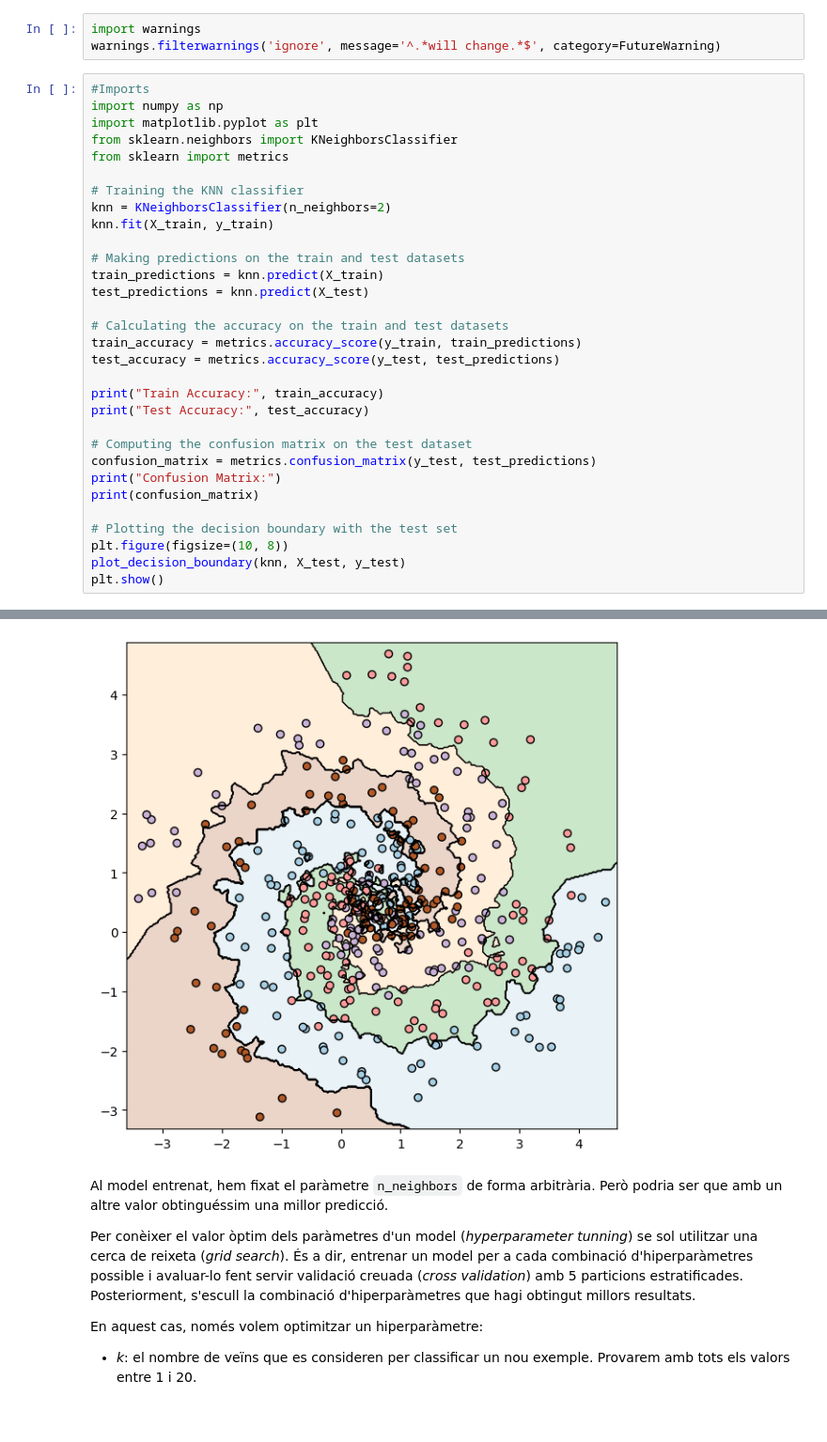
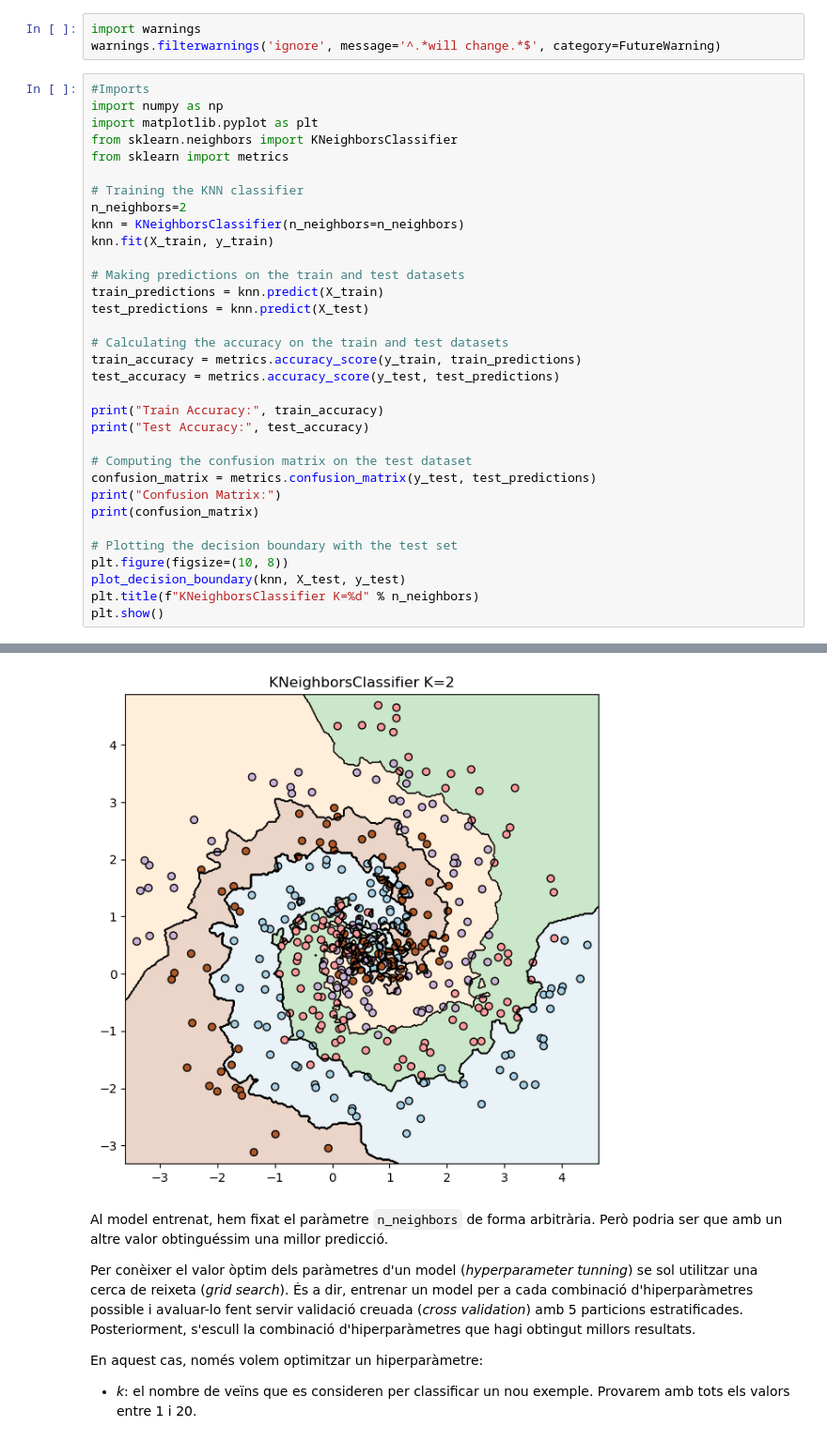
Before and after one commit to xaviermaltas/advancedDataMiningModels, a Jupyter notebook: PAC3/20222_M2.955_PAC3_Enunciat.ipynb, the cells around one changed output, grey strips where cells are left out. Shown at 94% size. Drawn from its saved outputs; the diff is of its cells as text.

```diff
--- a/PAC3/20222_M2.955_PAC3_Enunciat.ipynb
+++ b/PAC3/20222_M2.955_PAC3_Enunciat.ipynb
@@ -419,39 +421,41 @@ from sklearn.neighbors import KNeighborsClassifier
 from sklearn import metrics
 
 # Training the KNN classifier
-knn = KNeighborsClassifier(n_neighbors=2)
+n_neighbors=2
+knn = KNeighborsClassifier(n_neighbors=n_neighbors)
 knn.fit(X_train, y_train)
 
 # Making predictions on the train and test datasets
 train_predictions = knn.predict(X_train)
 test_predictions = knn.predict(X_test)
 
 # Calculating the accuracy on the train and test datasets
 train_accuracy = metrics.accuracy_score(y_train, train_predictions)
 test_accuracy = metrics.accuracy_score(y_test, test_predictions)
 
 print("Train Accuracy:", train_accuracy)
 print("Test Accuracy:", test_accuracy)
 
 # Computing the confusion matrix on the test dataset
 confusion_matrix = metrics.confusion_matrix(y_test, test_predictions)
 print("Confusion Matrix:")
 print(confusion_matrix)
 
 # Plotting the decision boundary with the test set
 plt.figure(figsize=(10, 8))
 plot_decision_boundary(knn, X_test, y_test)
+plt.title(f"KNeighborsClassifier K=%d" % n_neighbors)
 plt.show()
 # %% [output]
 Train Accuracy: 0.883125
 Test Accuracy: 0.775
 Confusion Matrix:
 [[88  6  1  7]
  [11 93  5  1]
  [ 5 15 77  2]
  [14  5 18 52]]
 <Figure size 1000x800 with 0 Axes>
-[figure, old version]
+[figure, new version]
 # %% [markdown]
 Al model entrenat, hem fixat el paràmetre `n_neighbors` de forma arbitrària. Però podria ser que amb un altre valor obtinguéssim una millor predicció.
 
```
Also changed, not shown: parts of 15 cells of this notebook.
